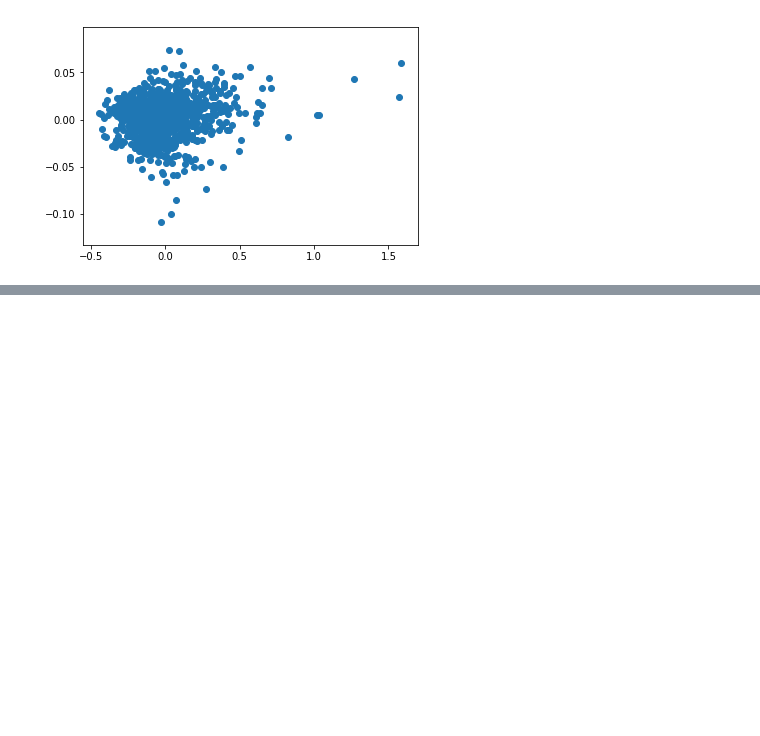
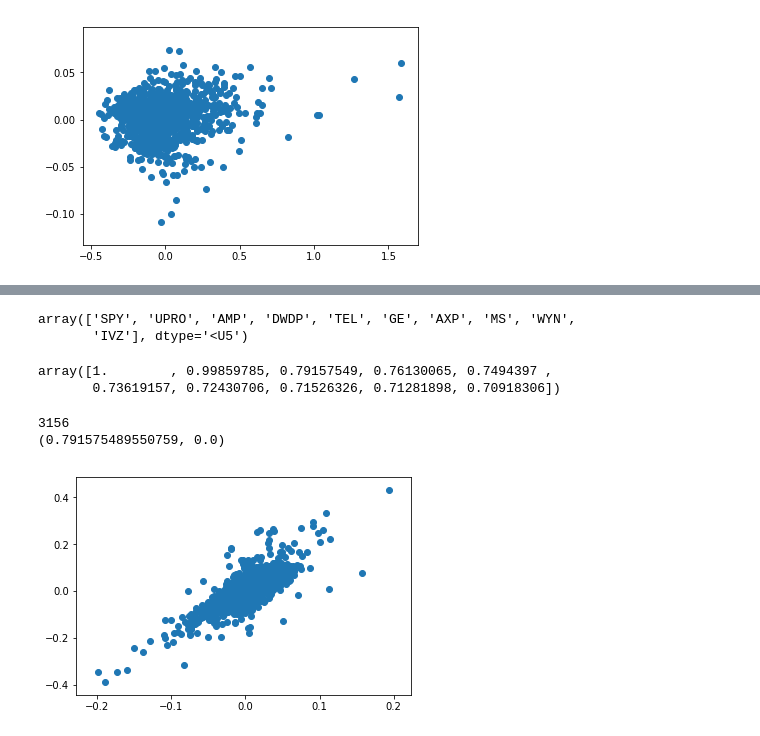
Before and after one commit to nateGeorge/stock_prediction, a Jupyter notebook: notebooks/EDA/EDA on market trends.ipynb, the cells around one changed output, grey strips where cells are left out. Drawn from its saved outputs; the diff is of its cells as text; code cells hidden in the pictures; blank space fills up the shorter version.

```diff
--- a/notebooks/EDA/EDA on market trends.ipynb
+++ b/notebooks/EDA/EDA on market trends.ipynb
@@ -252,0 +308,20 @@ _ = plt.scatter(new_dfs['SPY'][col].values[-max_length:], new_dfs[s][col].values
+# %%
+np.array(stocks)[corr_idx][:10]
+# %% [output]
+array(['SPY', 'UPRO', 'AMP', 'DWDP', 'TEL', 'GE', 'AXP', 'MS', 'WYN',
+       'IVZ'], dtype='<U5')
+# %%
+np.array(pearson_corrs)[corr_idx[:10]]
+# %% [output]
+array([1.        , 0.99859785, 0.79157549, 0.76130065, 0.7494397 ,
+       0.73619157, 0.72430706, 0.71526326, 0.71281898, 0.70918306])
+# %%
+s = 'AMP'
+max_length = min(new_dfs[s].shape[0], spy_len) - past_days
+print(max_length)
+print(pearsonr(new_dfs['SPY'][col].values[-max_length:], new_dfs[s][col].values[-max_length:]))
+_ = plt.scatter(new_dfs['SPY'][col].values[-max_length:], new_dfs[s][col].values[-max_length:])
+# %% [output]
+3156
+(0.791575489550759, 0.0)
+[figure, added]
```
Also changed, not shown: parts of 22 cells of this notebook, 3 other files.
